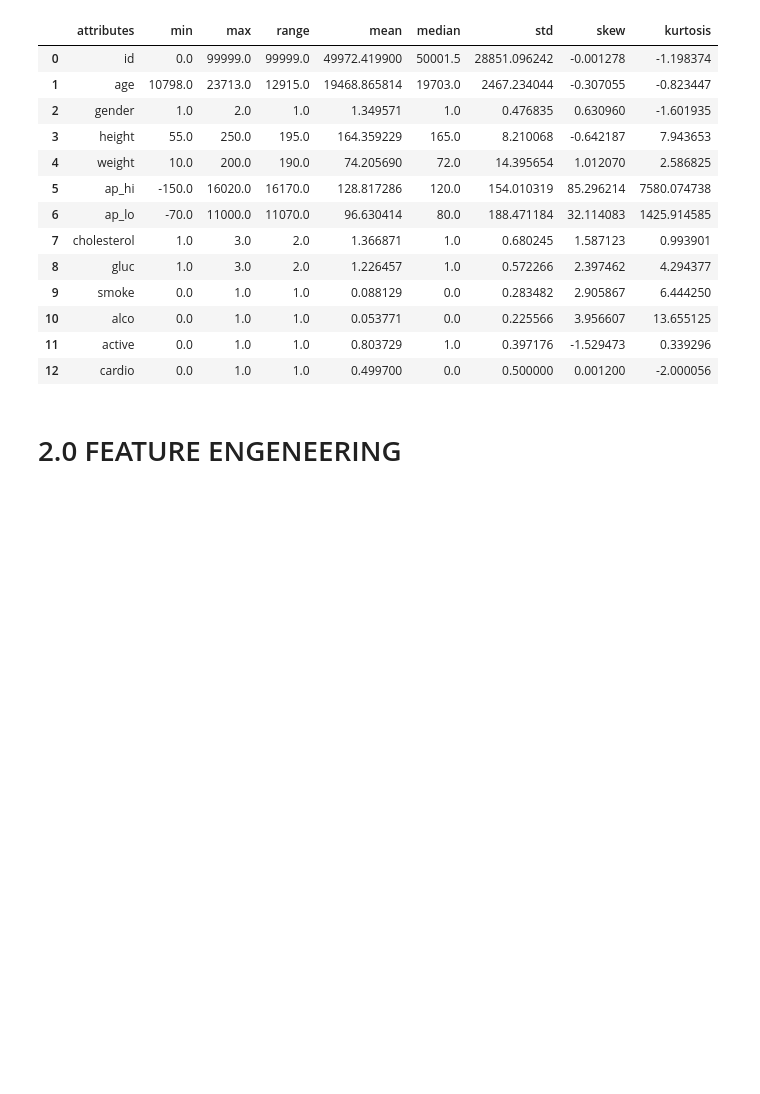
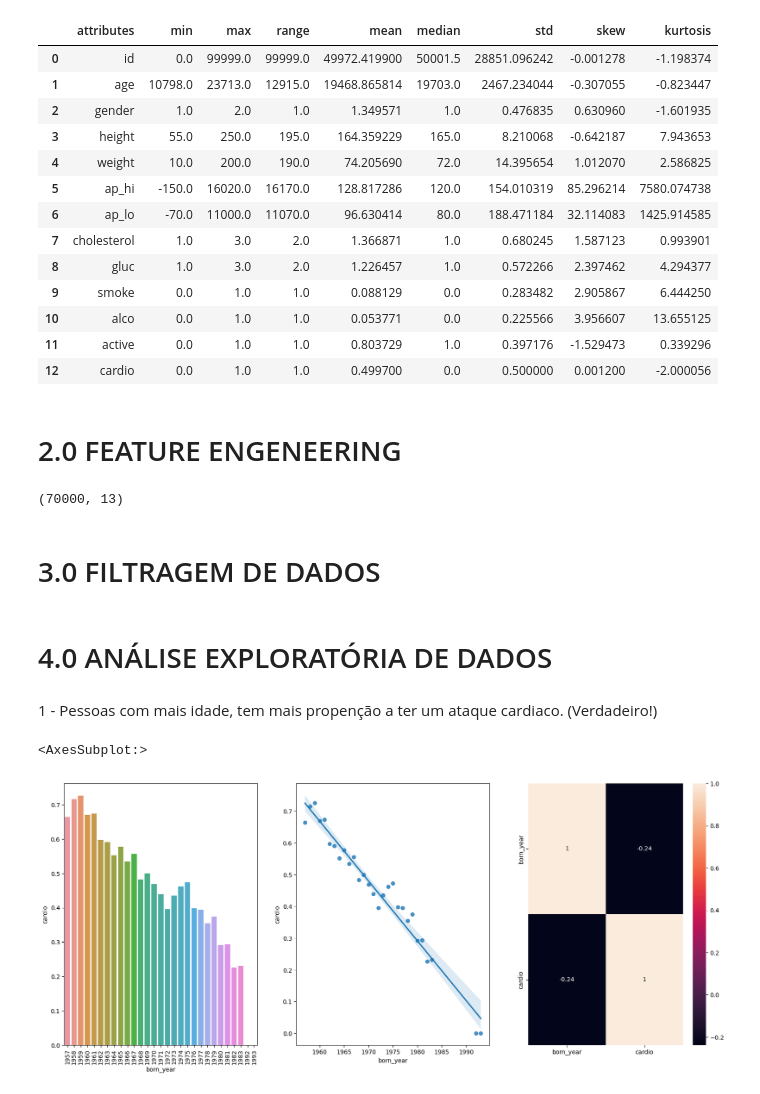
Before and after one commit to RoneyDev7/Cardio_Catch_Disease, a Jupyter notebook: 01-frn_cardio_catch_dieses.ipynb, the cells around one changed output. Cells and saved outputs as stored; diff of their text form; code cells hidden in the pictures; blank space fills up the shorter version.

```diff
--- a/01-frn_cardio_catch_dieses.ipynb
+++ b/01-frn_cardio_catch_dieses.ipynb
@@ -111,3 +112,51 @@ m
 | 12 | cardio | 0.0 | 1.0 | 1.0 | 0.499700 | 0.0 | 0.500000 | 0.001200 | -2.000056 |
 # %% [markdown]
 # 2.0 FEATURE ENGENEERING
+# %%
+df2 = df1.copy()
+# %% [output]
+(70000, 13)
+# %%
+# Criando a variável ano de nascimento.
+df2['born_year'] = df2['age'].apply(lambda x: (dt.datetime.today() - dt.timedelta(days=x)).year)
+
+# Criando coluna IMC
+df2['imc'] = df2.apply(lambda x: x['weight'] / (x['height']/100)**2, axis=1)
+# %% [markdown]
+# 3.0 FILTRAGEM DE DADOS
+# %%
+# Removendo inconsistencias na pressão.
+for i in range(len(df2)):
+    if df2.loc[i, 'ap_hi'] < df2.loc[i, 'ap_lo']:
+        df2 = df2.drop(i)
+
+# Removendo inconsistencias na altura.
+df2 = df2[df2['height'] > 130]
+df2 = df2[df2['height'] < 210]
+
+# Removendo inconsistencias na variável peso.
+df2 = df2[df2['weight'] > 45]
+
+# Removendo inconsistencias na pressão.
+df2 = df2[df2['ap_lo'] > 50]
+df2 = df2[df2['ap_lo'] < 170]
+df2 = df2[df2['ap_hi'] > 80]
+df2 = df2[df2['ap_hi'] < 210]
+# %% [markdown]
+# 4.0 ANÁLISE EXPLORATÓRIA DE DADOS
+# %% [markdown]
+1 - Pessoas com mais idade, tem mais propenção a ter um ataque cardiaco. (Verdadeiro!)
+# %%
+aux = df2[['born_year', 'cardio']].groupby('born_year').mean().reset_index()
+
+plt.figure(figsize=(20,8))
+plt.subplot(1,3,1)
+sns.barplot(x='born_year', y='cardio', data=aux)
+plt.xticks(rotation=90)
+plt.subplot(1,3,2)
+sns.regplot(x='born_year', y='cardio', data=aux)
+plt.subplot(1,3,3)
+sns.heatmap(df2[['born_year', 'cardio']].corr(method='pearson'), annot=True)
+# %% [output]
+<AxesSubplot:>
+[figure, added]
```
Also changed, not shown: parts of 4 cells of this notebook.
